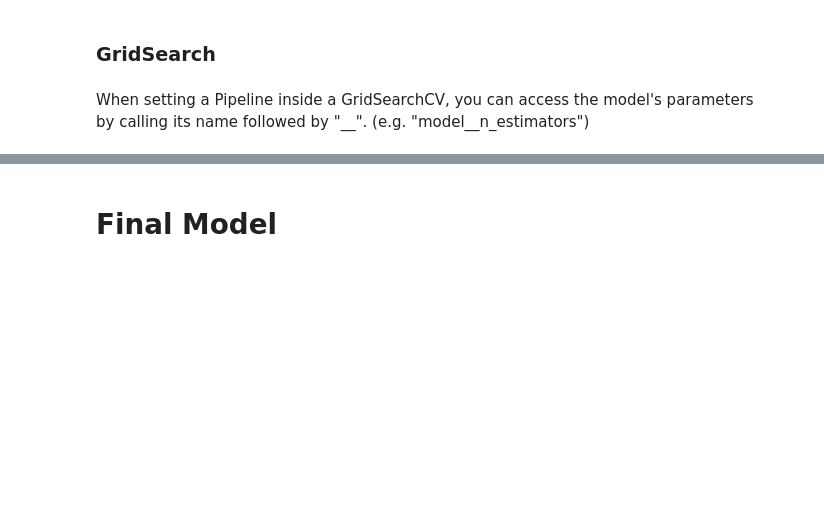
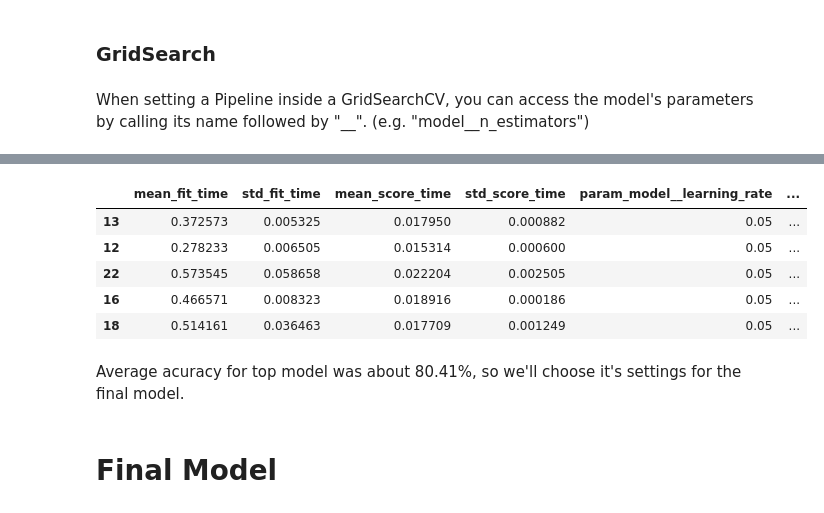
Before and after one commit to Ednaxx/titanic-spaceship-classifier, a Jupyter notebook: spaceship-titanic-classifier.ipynb, the cells around one changed output, grey strips where cells are left out. Saved outputs shown, nothing was run; the diff lists cells and outputs as text; code cells hidden in the pictures; blank space fills up the shorter version.

```diff
--- a/spaceship-titanic-classifier.ipynb
+++ b/spaceship-titanic-classifier.ipynb
@@ -228,0 +220,14 @@ Since the time difference between the first and second models is almost 3 second
+# %%
+from xgboost import XGBClassifier
+
+pipe = create_pipeline(XGBClassifier(random_state=1, n_jobs=4), X_train)
+# %%
+params = {
+    "model__n_estimators" : [200, 300, 500],
+    'model__learning_rate': [0.01, 0.05, 0.1],
+    "model__max_depth" : [5, 6, 7, None]
+}
+
+cv = GridSearchCV(pipe, params, cv=5, scoring="accuracy", verbose=0)
+# %%
+cv.fit(X_train, y_train)
@@ -229,2 +252,14 @@ Since the time difference between the first and second models is almost 3 second
+# %%
+results = pd.DataFrame(cv.cv_results_).sort_values("rank_test_score").head()
+results
+# %% [output]
+|  | mean_fit_time | std_fit_time | mean_score_time | std_score_time | param_model__learning_rate | ... |
+| 13 | 0.372573 | 0.005325 | 0.017950 | 0.000882 | 0.05 | ... |
+| 12 | 0.278233 | 0.006505 | 0.015314 | 0.000600 | 0.05 | ... |
+| 22 | 0.573545 | 0.058658 | 0.022204 | 0.002505 | 0.05 | ... |
+| 16 | 0.466571 | 0.008323 | 0.018916 | 0.000186 | 0.05 | ... |
+| 18 | 0.514161 | 0.036463 | 0.017709 | 0.001249 | 0.05 | ... |
+# %% [markdown]
+Average acuracy for top model was about 80.41%, so we'll choose it's settings for the final model.
 # %% [markdown]
 # Final Model
```
Also changed, not shown: parts of 22 cells of this notebook, 1 other file.
